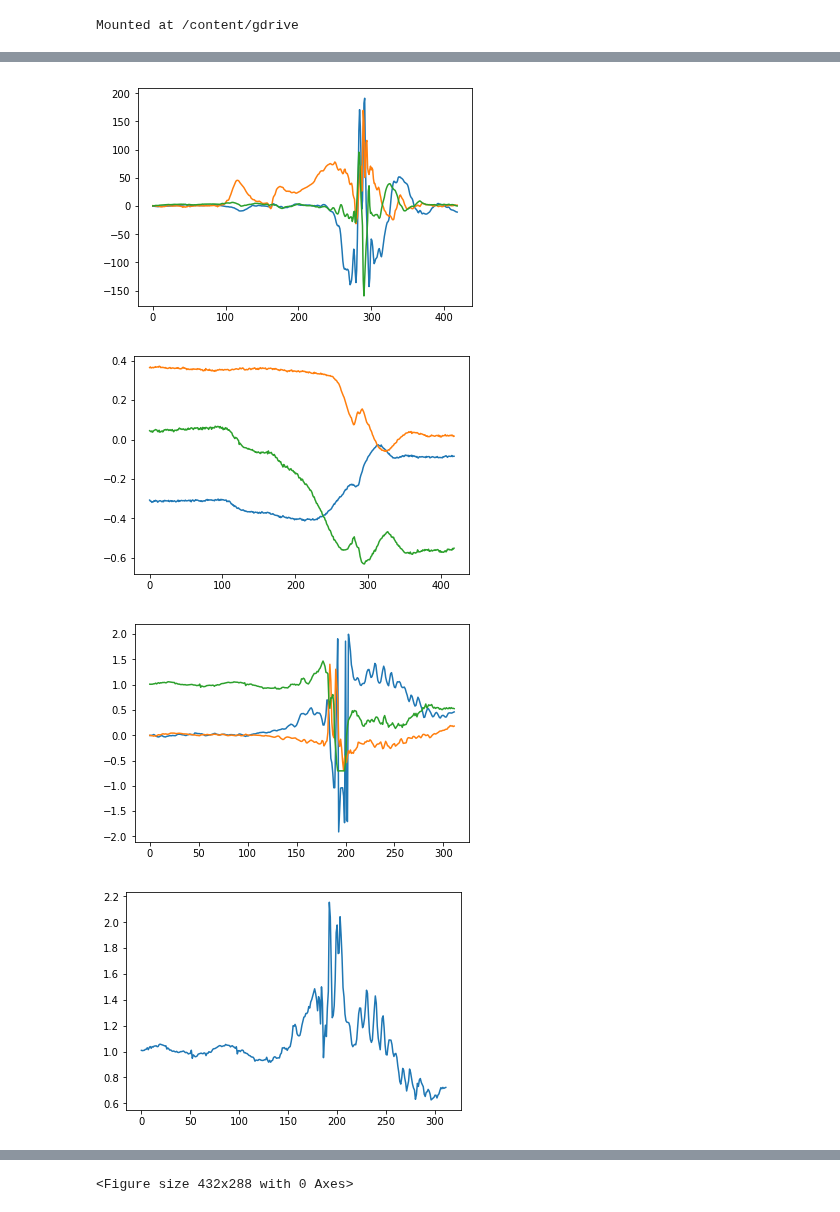
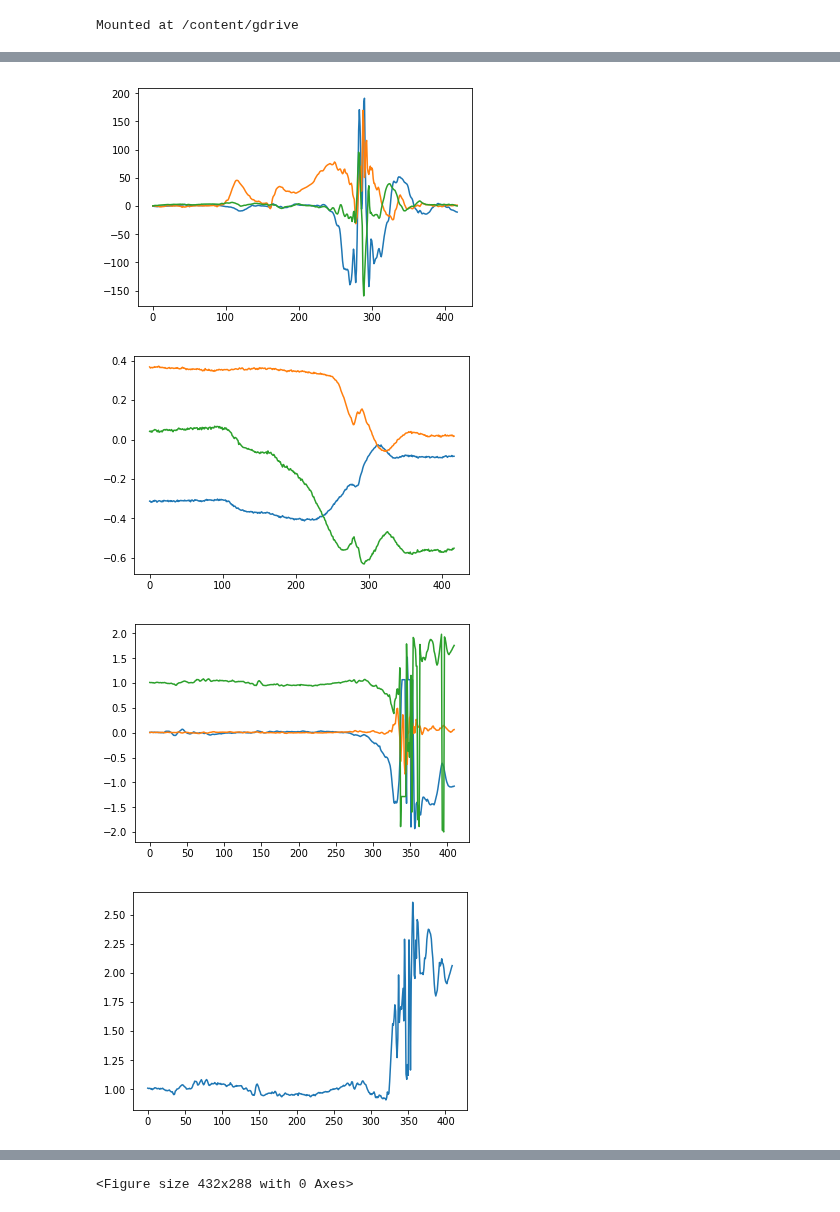
Before and after one commit to ArashRasti/FDS, a Jupyter notebook: BioBot_FDS_YB_05_Fall_Detection-dr_data.ipynb, the cells around one changed output, grey strips where cells are left out. Drawn from its saved outputs; the diff is of its cells as text; code cells hidden in the pictures.

```diff
--- a/BioBot_FDS_YB_05_Fall_Detection-dr_data.ipynb
+++ b/BioBot_FDS_YB_05_Fall_Detection-dr_data.ipynb
@@ -331,7 +329,7 @@ def plot_trial_file(trial_file_path, Act_Type, FileName):
 
 
 
-    npData = df_Mediciones_WIP.values.astype(np.float32)
+    npData = df_Mediciones_WIP.values[1:].astype(np.float32)
     npData = np.nan_to_num(npData)
 
     vect = np.array([do_array(x) for x in npData[:,0:3]])
@@ -345,7 +343,7 @@ def plot_trial_file(trial_file_path, Act_Type, FileName):
     print("len= " , len_data)
     print("max_N_index= " , max_N_index)
 
-    win_size = 200 #sample = 1s
+    win_size = 300 #sample = 1s
 
     # We work with a sliding-window of 1sec (200 measurements), starting 2sec (200 measurements) before the peak/MAX
     if (max_N_index - 2*win_size<0):
@@ -421,7 +419,9 @@ print(file_list)
 plot_trial_file(file_list, df_Files_Trials.Act_Type.loc[l1[0]], df_Files_Trials.File.loc[l1[0]])
 print(allData.shape)
 
-l1 = df_Files_Trials.index[df_Files_Trials.File == "AccGyrMag_stand_and_fallback.csv"].tolist()
+
+
+l1 = df_Files_Trials.index[df_Files_Trials.File == "AccGyrMag_Amin_fallback1.csv"].tolist()
 print(l1)
 print(df_Files_Trials.File.loc[l1[0]])
 
@@ -453,5 +453,5 @@ min_N_index = 296
 [figure]
-[figure, old version]
+[figure, new version]
 [figure]
-[figure, old version]
+[figure, new version]
-[figure, old version]
+[figure, new version]
```
Also changed, not shown: parts of 24 cells of this notebook.
